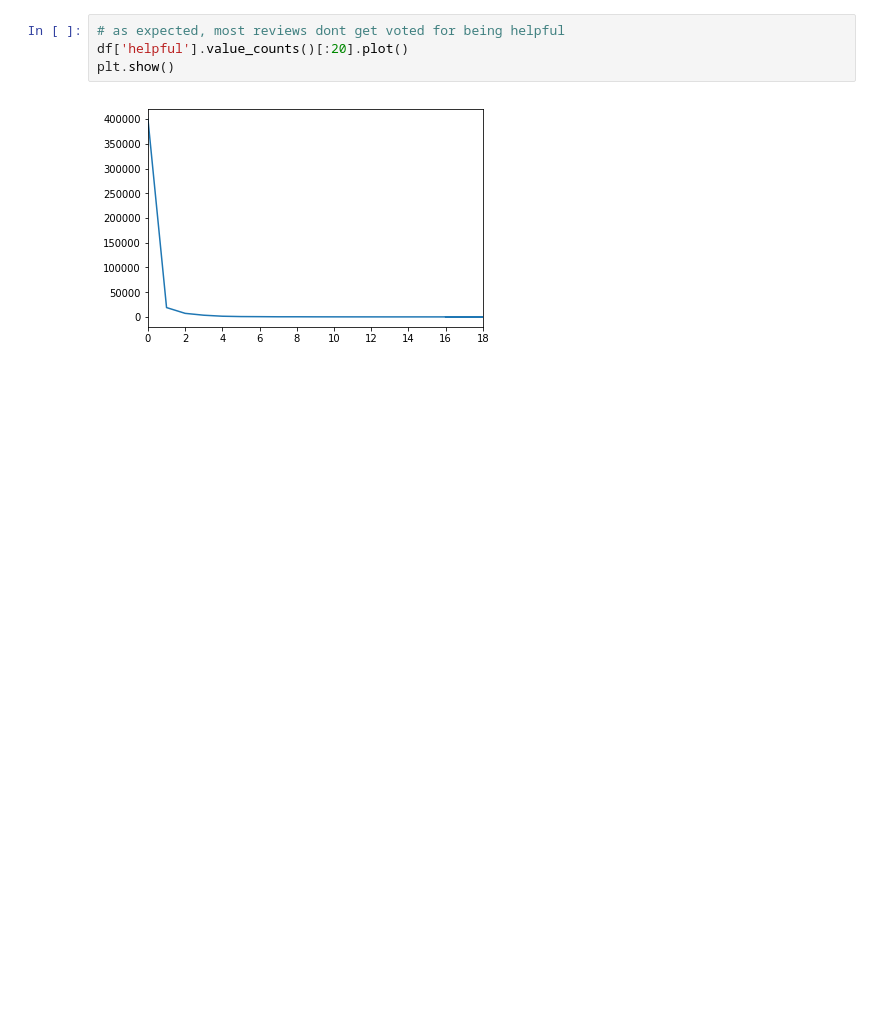
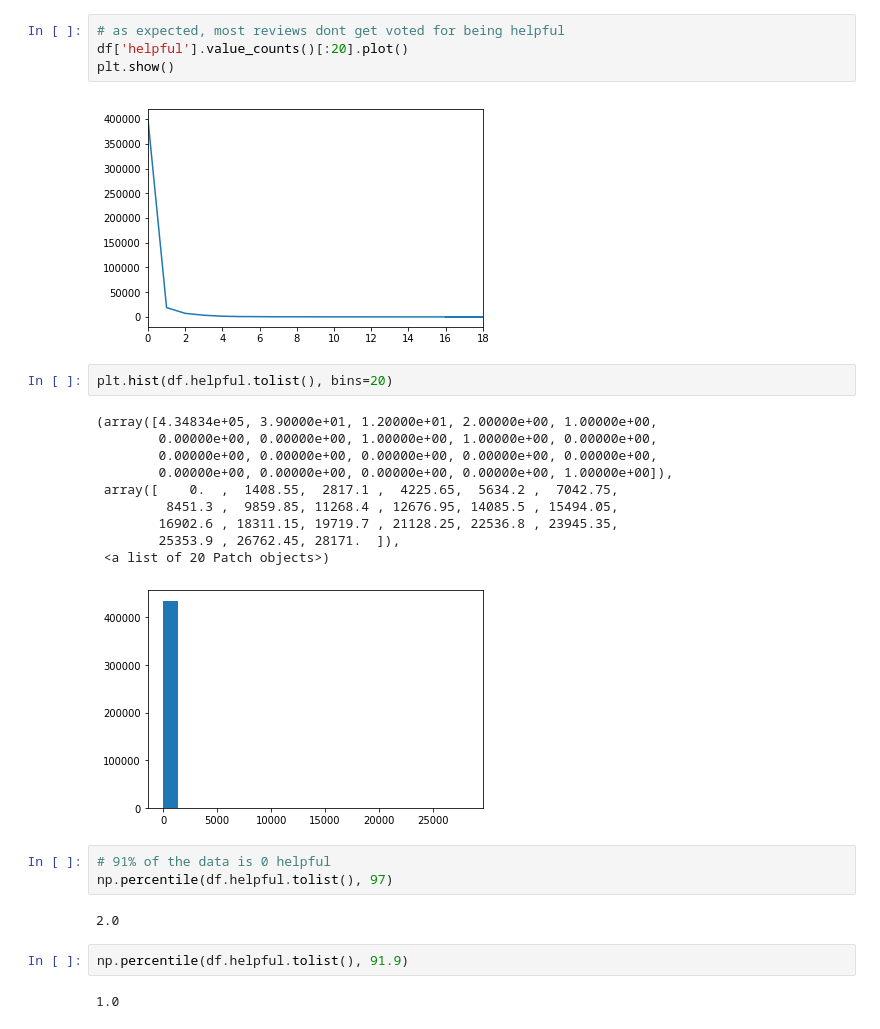
Before and after one commit to KWellesly/NLP-steam-reviews, a Jupyter notebook: EDA.ipynb, the cells around one changed output. Cells and saved outputs as stored; diff of their text form; blank space fills up the shorter version.

Commit message:
Percentile analysis on our data

```diff
--- a/EDA.ipynb
+++ b/EDA.ipynb
@@ -55,3 +55,25 @@ df['helpful'].value_counts()[:20].plot()
 plt.show()
 # %% [output]
 [figure]
+# %%
+plt.hist(df.helpful.tolist(), bins=20)
+# %% [output]
+(array([4.34834e+05, 3.90000e+01, 1.20000e+01, 2.00000e+00, 1.00000e+00,
+        0.00000e+00, 0.00000e+00, 1.00000e+00, 1.00000e+00, 0.00000e+00,
+        0.00000e+00, 0.00000e+00, 0.00000e+00, 0.00000e+00, 0.00000e+00,
+        0.00000e+00, 0.00000e+00, 0.00000e+00, 0.00000e+00, 1.00000e+00]),
+ array([    0.  ,  1408.55,  2817.1 ,  4225.65,  5634.2 ,  7042.75,
+         8451.3 ,  9859.85, 11268.4 , 12676.95, 14085.5 , 15494.05,
+        16902.6 , 18311.15, 19719.7 , 21128.25, 22536.8 , 23945.35,
+        25353.9 , 26762.45, 28171.  ]),
+ <a list of 20 Patch objects>)
+[figure, added]
+# %%
+# 91% of the data is 0 helpful
+np.percentile(df.helpful.tolist(), 97)
+# %% [output]
+2.0
+# %%
+np.percentile(df.helpful.tolist(), 91.9)
+# %% [output]
+1.0
```
